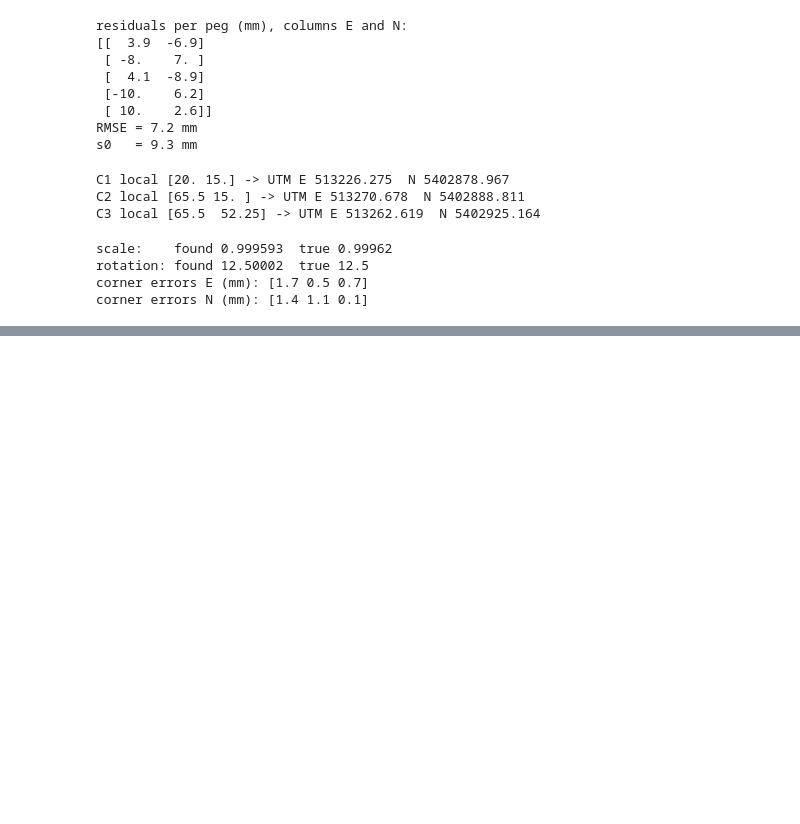
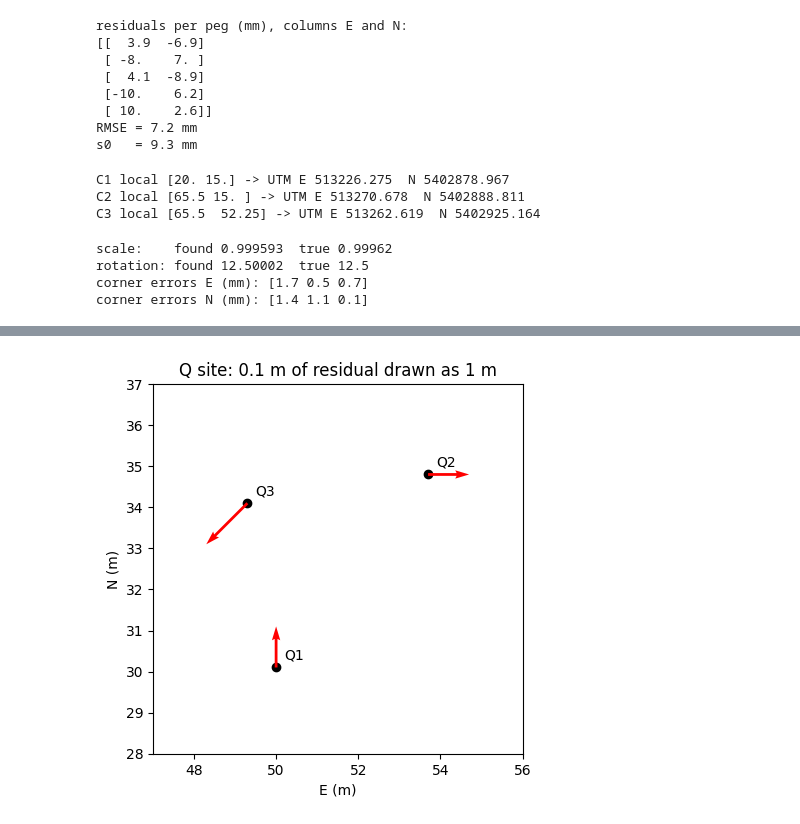
Before and after one commit to AsfandyarFarooqi/learning-log, a Jupyter notebook: week04_least_squares.ipynb, the cells around one changed output, grey strips where cells are left out. Cells and saved outputs as stored; diff of their text form; code cells hidden in the pictures; blank space fills up the shorter version.

```diff
--- a/week04_least_squares.ipynb
+++ b/week04_least_squares.ipynb
@@ -424,0 +478,19 @@ print(ans)
+# %%
+def draw_arrows_q(nat, res, title):
+    plt.figure()
+    plt.scatter(nat[:, 0], nat[:, 1], color="black")
+    plt.quiver(nat[:, 0], nat[:, 1], res[:, 0], res[:, 1], color="red",
+               angles="xy", scale_units="xy", scale=0.1)
+    for k in range(len(nat)):
+        plt.text(nat[k, 0] + 0.2, nat[k, 1] + 0.2, "Q" + str(k + 1))
+    plt.xlim(47, 56)
+    plt.ylim(28, 37)
+    plt.gca().set_aspect("equal")
+    plt.xlabel("E (m)")
+    plt.ylabel("N (m)")
+    plt.title(title)
+    plt.show()
+
+draw_arrows_q(utm, res_q, "Q site: 0.1 m of residual drawn as 1 m")
+# %% [output]
+[figure, added]
```
Also changed, not shown: parts of 6 cells of this notebook.
